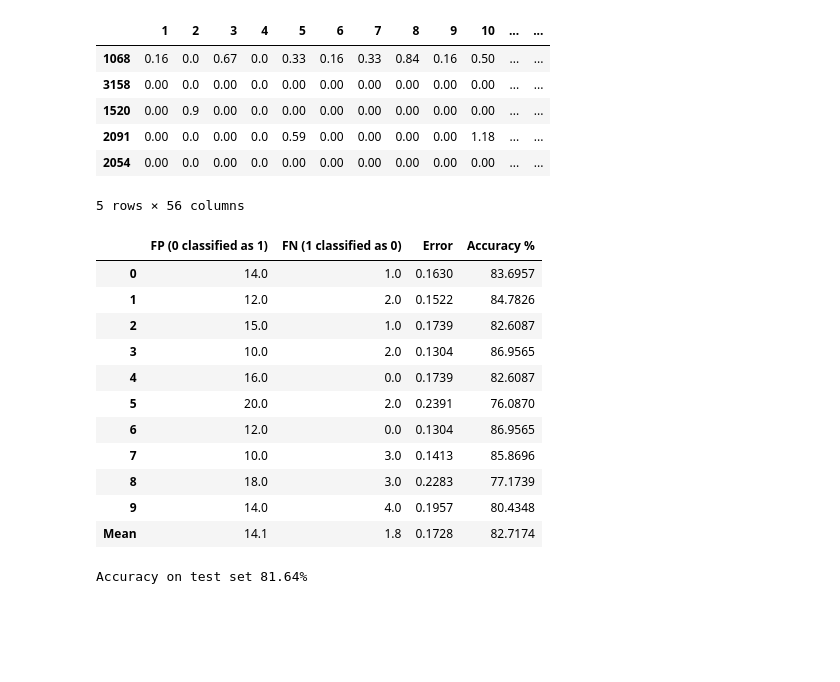
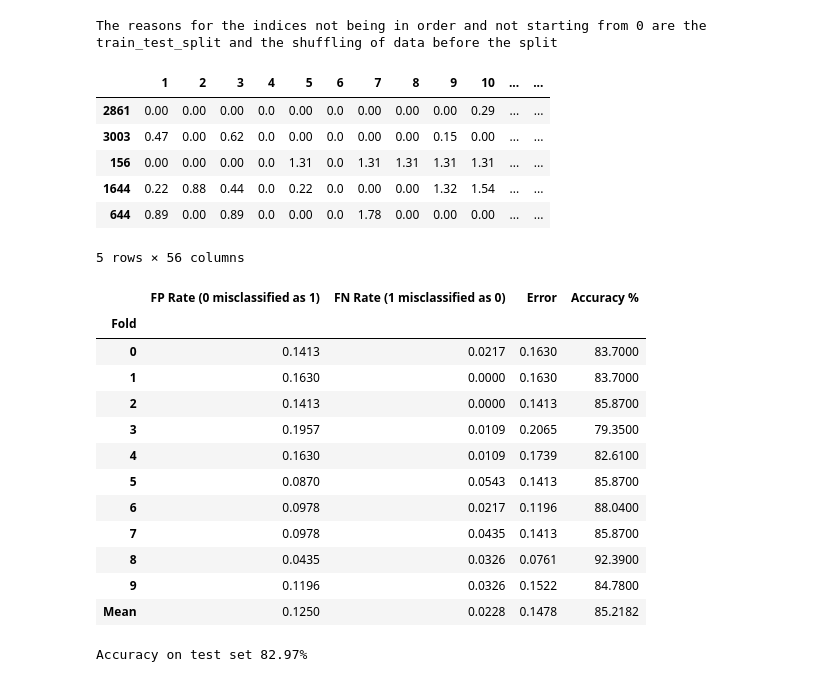
Before and after one commit to Prabhjot2094/SpamEvaluation, a Jupyter notebook: Spam Classifier.ipynb, the cells around one changed output. Saved outputs shown, nothing was run; the diff lists cells and outputs as text; code cells hidden in the pictures; blank space fills up the shorter version.

```diff
--- a/Spam Classifier.ipynb
+++ b/Spam Classifier.ipynb
@@ -28,11 +62,15 @@ data.head()
 # %%
 '''
-Require to remove correlated features because they are voted twice in the model and it can lead to over inflating importance.
+Remove correlated features because they are voted twice in the model and it can lead to over inflating importance.
 
-Get highly correlated columns and drop one of them. We look at only the upper triangle of the correlation matrix so as to get rid of one feature from every highly correlated pair. In our case we drop columns with correlation greater than 0.95
+Get highly correlated column pairs and drop one of them. We only look at the upper triangle of the correlation matrix so as to get rid of one feature from every highly correlated pair. In our case we drop columns with correlation greater than 0.95
 '''
-corr_matrix = data.corr().abs()
+
 upper = corr_matrix.where(np.triu(np.ones(corr_matrix.shape), k=1).astype(np.bool))
 to_drop = [column for column in upper.columns if any(upper[column] > 0.95)]
 
-data.drop(data.columns[to_drop], axis=1, inplace=True)
+if to_drop:
+    print("Columns dropped : {}".format(to_drop))
+    data.drop(to_drop, axis=1, inplace=True)
+
+print("Final Columns = {}".format(data.columns))
@@ -44,77 +89,87 @@ We might not need this for our particular case as we're not tuning any hyperpara
 
 X_train, X_test = train_test_split(data, test_size=0.8, shuffle=True)
 
+'''Get input features and the corresponding target values'''
 X = X_train.iloc[:, :-1]
 y = X_train.iloc[:,-1]
 
+print("The reasons for the indices not being in order and not starting from 0 are the train_test_split and the shuffling of data before the split")
+
 X.head()
-
-#The reason for the indices not being in order and not starting from 0 is the train_test_split and
-#that we shiffled the data before the split
 # %% [output]
+The reasons for the indices not being in order and not starting from 0 are the train_test_split and the shuffling of data before the split
 |  | 1 | 2 | 3 | 4 | 5 | 6 | 7 | 8 | 9 | 10 | ... | ... |
-| 1068 | 0.16 | 0.0 | 0.67 | 0.0 | 0.33 | 0.16 | 0.33 | 0.84 | 0.16 | 0.50 | ... | ... |
-| 3158 | 0.00 | 0.0 | 0.00 | 0.0 | 0.00 | 0.00 | 0.00 | 0.00 | 0.00 | 0.00 | ... | ... |
-| 1520 | 0.00 | 0.9 | 0.00 | 0.0 | 0.00 | 0.00 | 0.00 | 0.00 | 0.00 | 0.00 | ... | ... |
-| 2091 | 0.00 | 0.0 | 0.00 | 0.0 | 0.59 | 0.00 | 0.00 | 0.00 | 0.00 | 1.18 | ... | ... |
-| 2054 | 0.00 | 0.0 | 0.00 | 0.0 | 0.00 | 0.00 | 0.00 | 0.00 | 0.00 | 0.00 | ... | ... |
+| 2861 | 0.00 | 0.00 | 0.00 | 0.0 | 0.00 | 0.0 | 0.00 | 0.00 | 0.00 | 0.29 | ... | ... |
+| 3003 | 0.47 | 0.00 | 0.62 | 0.0 | 0.00 | 0.0 | 0.00 | 0.00 | 0.15 | 0.00 | ... | ... |
+| 156 | 0.00 | 0.00 | 0.00 | 0.0 | 1.31 | 0.0 | 1.31 | 1.31 | 1.31 | 1.31 | ... | ... |
+| 1644 | 0.22 | 0.88 | 0.44 | 0.0 | 0.22 | 0.0 | 0.00 | 0.00 | 1.32 | 1.54 | ... | ... |
+| 644 | 0.89 | 0.00 | 0.89 | 0.0 | 0.00 | 0.0 | 1.78 | 0.00 | 0.00 | 0.00 | ... | ... |
-5 rows × 56 columns
+5 rows × 56 columns
 # %%
 '''
 1. Create k partitions of the training set
-2. Go over every partition use=ing it as test set while using the rest for training
-3. Get confusion matrix, which in our case can be simple done calculating y_test-y_pred :
+2. Go over every partition useing it as test set while using the rest for training
+3. Get the confusion matrix, which in our case can be simple done by calculating y_test-y_pred :
     -1 -> False positive (0 misclassified as 1)
-     1 -> False positive (1 misclassified as 0)
+     1 -> False negative (1 misclassified as 0)
 '''
 
 kf = KFold(n_splits=10, shuffle=True)
 kf.get_n_splits(X)
 
-metric_columns = ["FP (0 classified as 1)", "FN (1 classified as 0)", "Error"]
+metric_columns = ["FP Rate (0 misclassified as 1)", "FN Rate (1 misclassified as 0)", "Error"]
+
 final_metrics = list()
-for i, split in enumerate(kf.split(X)):
+for split in kf.split(X):
     train_index, test_index = split
 
     Xtrain, Xtest = X.iloc[train_index,], X.iloc[test_index]
     ytrain, ytest = y.iloc[train_index,], y.iloc[test_index]
+
+    '''Test samples that are spam and not spam, used for FN rate and FP rate'''
+    spam = len(ytest==1)
+    non_spam = len(ytest==0)
 
     '''Train NB Classifier and make a prediction on the test set'''
     clf = GaussianNB()
     clf.fit(Xtrain, ytrain)
     ypred = clf.predict(Xtest)
 
+    '''Manually computing false +ves and false -ves. We'll eventually use values from sklearn confusion matrix'''
     misclassified = (ytest-ypred)
     FP = np.count_nonzero(misclassified==-1)
     FN = np.count_nonzero(misclassified==1)
 
-    #print("FP = {}, FN = {}".format(np.sum(FP), np.sum(FN)))
+    #print("FPR = {}, FNR = {}".format(FP/non_spam, FN/spam))
 
     tn, fp, fn, tp = confusion_matrix(ytest, ypred).ravel()
     error = 1-accuracy_score(ytest, ypred)
-    final_metrics.append((fp, fn, error))
+
+    final_metrics.append((fp/non_spam, fn/spam, error))
 
 final_metrics_df = pd.DataFrame(final_metrics, columns = metric_columns)
 # %%
 '''Get the Mean of all folds and add an accuracy column'''
 final_metrics_df.loc['Mean'] = final_metrics_df.mean()
 final_metrics_df['Accuracy %'] = PERCENT(1-final_metrics_df['Error'])
 final_metrics_df = final_metrics_df.round(4)
 
+final_metrics_df.rename_axis('Fold', inplace=True)
 final_metrics_df
 # %% [output]
-|  | FP (0 classified as 1) | FN (1 classified as 0) | Error | Accuracy % |
-| 0 | 14.0 | 1.0 | 0.1630 | 83.6957 |
-| 1 | 12.0 | 2.0 | 0.1522 | 84.7826 |
-| 2 | 15.0 | 1.0 | 0.1739 | 82.6087 |
-| 3 | 10.0 | 2.0 | 0.1304 | 86.9565 |
-| 4 | 16.0 | 0.0 | 0.1739 | 82.6087 |
-| 5 | 20.0 | 2.0 | 0.2391 | 76.0870 |
-| 6 | 12.0 | 0.0 | 0.1304 | 86.9565 |
-| 7 | 10.0 | 3.0 | 0.1413 | 85.8696 |
-| 8 | 18.0 | 3.0 | 0.2283 | 77.1739 |
-| 9 | 14.0 | 4.0 | 0.1957 | 80.4348 |
-| Mean | 14.1 | 1.8 | 0.1728 | 82.7174 |
+|  | FP Rate (0 misclassified as 1) | FN Rate (1 misclassified as 0) | Error | Accuracy % |
+| Fold |  |  |  |  |
+| 0 | 0.1413 | 0.0217 | 0.1630 | 83.7000 |
+| 1 | 0.1630 | 0.0000 | 0.1630 | 83.7000 |
+| 2 | 0.1413 | 0.0000 | 0.1413 | 85.8700 |
+| 3 | 0.1957 | 0.0109 | 0.2065 | 79.3500 |
+| 4 | 0.1630 | 0.0109 | 0.1739 | 82.6100 |
+| 5 | 0.0870 | 0.0543 | 0.1413 | 85.8700 |
+| 6 | 0.0978 | 0.0217 | 0.1196 | 88.0400 |
+| 7 | 0.0978 | 0.0435 | 0.1413 | 85.8700 |
+| 8 | 0.0435 | 0.0326 | 0.0761 | 92.3900 |
+| 9 | 0.1196 | 0.0326 | 0.1522 | 84.7800 |
+| Mean | 0.1250 | 0.0228 | 0.1478 | 85.2182 |
 # %%
 x_test = X_test.iloc[:,:-1]
 y_test = X_test.iloc[:,-1]
@@ -122,4 +177,4 @@ y_pred = clf.predict(x_test)
 # %%
 print("Accuracy on test set {:2.2f}%".format(PERCENT(accuracy_score(y_test, y_pred))))
 # %% [output]
-Accuracy on test set 81.64%
+Accuracy on test set 82.97%
```
Also changed, not shown: parts of 5 cells of this notebook, 1 other file.
